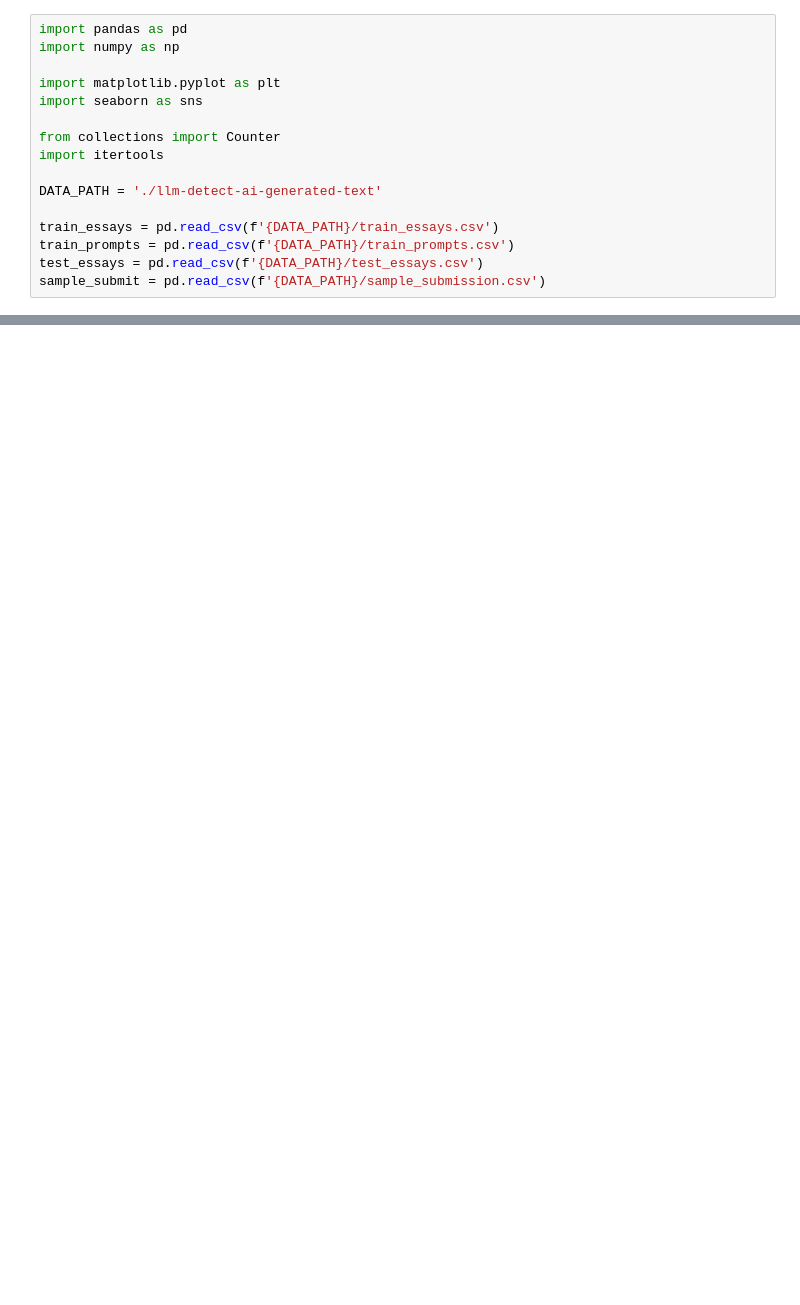
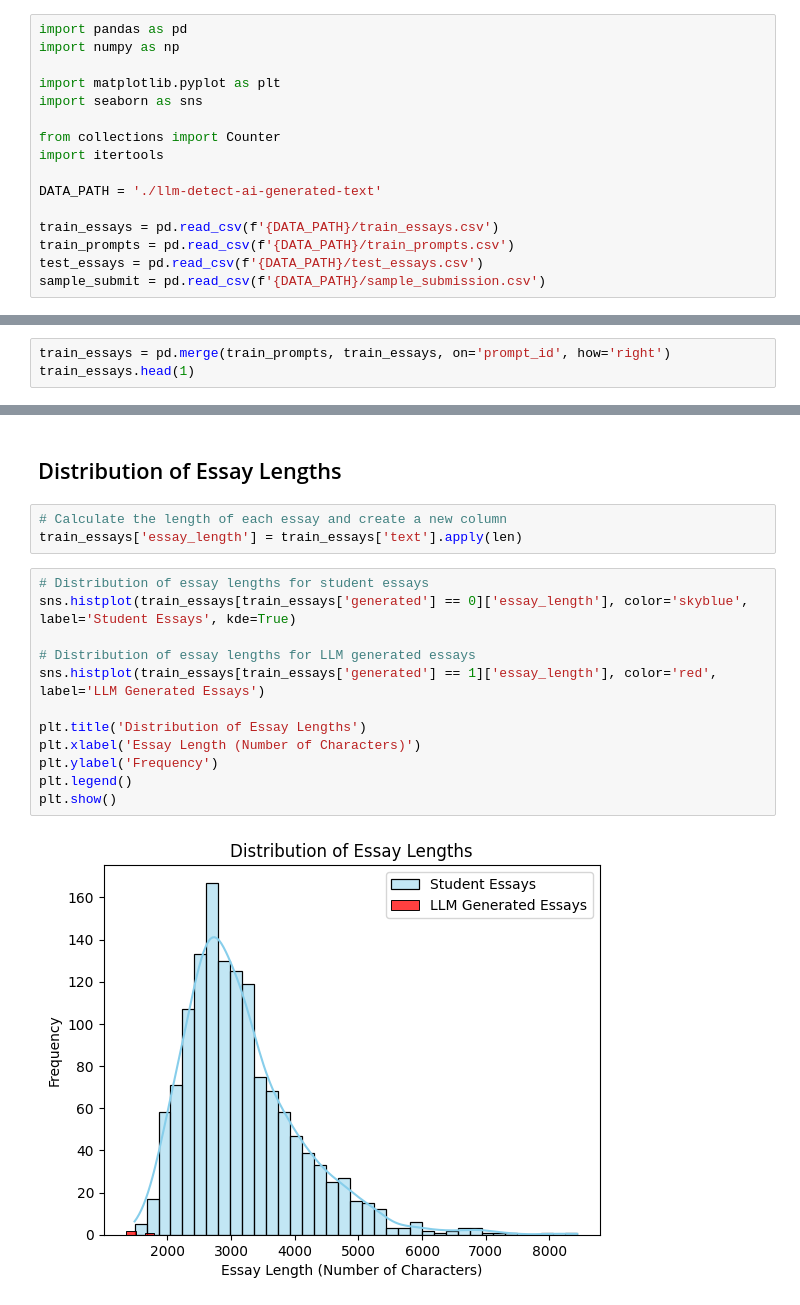
Before and after one commit to Terryluo/LLM---Detect-AI-Generated-Text, a Jupyter notebook: LLM - Detect AI Generated Text.ipynb, the cells around one changed output, grey strips where cells are left out. Saved outputs shown, nothing was run; the diff lists cells and outputs as text; blank space fills up the shorter version.

Commit message:
distrubution of essay lengths

```diff
--- a/LLM - Detect AI Generated Text.ipynb
+++ b/LLM - Detect AI Generated Text.ipynb
@@ -63,0 +83,3 @@ sample_submit = pd.read_csv(f'{DATA_PATH}/sample_submission.csv')
+# %%
+train_essays = pd.merge(train_prompts, train_essays, on='prompt_id', how='right')
+train_essays.head(1)
@@ -63,0 +131,19 @@ sample_submit = pd.read_csv(f'{DATA_PATH}/sample_submission.csv')
+# %% [markdown]
+## Distribution of Essay Lengths
+# %%
+# Calculate the length of each essay and create a new column
+train_essays['essay_length'] = train_essays['text'].apply(len)
+# %%
+# Distribution of essay lengths for student essays
+sns.histplot(train_essays[train_essays['generated'] == 0]['essay_length'], color='skyblue', label='Student Essays', kde=True)
+
+# Distribution of essay lengths for LLM generated essays
+sns.histplot(train_essays[train_essays['generated'] == 1]['essay_length'], color='red', label='LLM Generated Essays')
+
+plt.title('Distribution of Essay Lengths')
+plt.xlabel('Essay Length (Number of Characters)')
+plt.ylabel('Frequency')
+plt.legend()
+plt.show()
+# %% [output]
+[figure, added]
```
Also changed, not shown: parts of 11 cells of this notebook.
